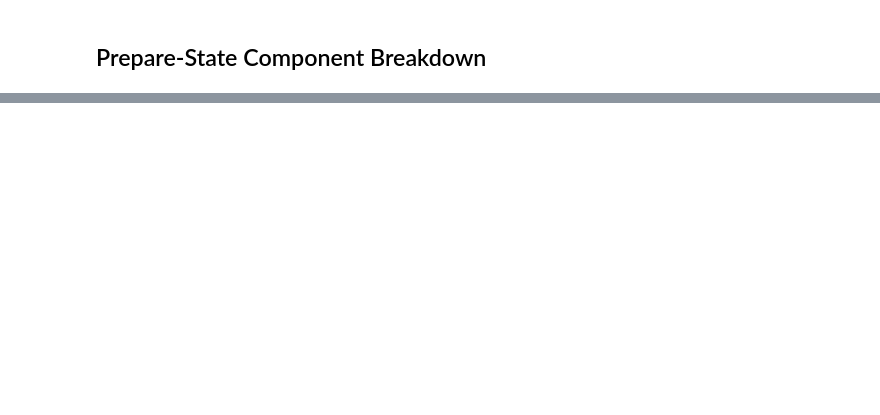
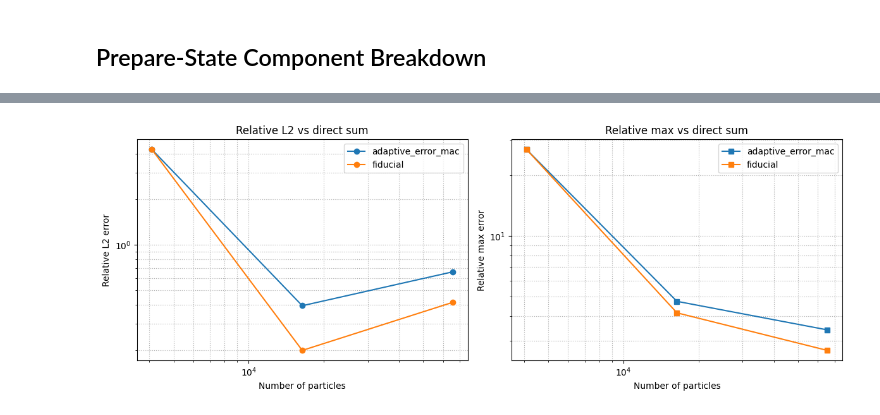
Before and after one commit to TobiBu/jaccpot, a Jupyter notebook: examples/benchmark_gpu_radix_runtime.ipynb, the cells around one changed output, grey strips where cells are left out. Cells and saved outputs as stored; diff of their text form; code cells hidden in the pictures; blank space fills up the shorter version.

```diff
--- a/examples/benchmark_gpu_radix_runtime.ipynb
+++ b/examples/benchmark_gpu_radix_runtime.ipynb
@@ -735,15 +1202,25 @@ accuracy_df
 # %%
-fig, ax = plt.subplots(figsize=(8, 4.5))
-ax.plot(accuracy_df["num_particles"], accuracy_df["relative_l2"], "o-", label="relative L2")
-ax.plot(accuracy_df["num_particles"], accuracy_df["relative_max"], "s-", label="relative max")
-ax.set_xscale("log")
-ax.set_yscale("log")
-ax.set_xlabel("Number of particles")
-ax.set_ylabel("Relative error (adaptive vs fiducial)")
-ax.set_title("Accuracy impact of adaptive error-controlled MAC")
-ax.grid(True, which="both", linestyle=":", linewidth=0.8)
-ax.legend()
+fig, axes = plt.subplots(1, 2, figsize=(12, 4.5), sharex=True)
+for setup_name, sdf in accuracy_df.groupby("setup"):
+    axes[0].plot(sdf["num_particles"], sdf["relative_l2"], "o-", label=setup_name)
+    axes[1].plot(sdf["num_particles"], sdf["relative_max"], "s-", label=setup_name)
+
+for ax, title, ylabel in [
+    (axes[0], "Relative L2 vs direct sum", "Relative L2 error"),
+    (axes[1], "Relative max vs direct sum", "Relative max error"),
+]:
+    ax.set_xscale("log")
+    ax.set_yscale("log")
+    ax.set_xlabel("Number of particles")
+    ax.set_ylabel(ylabel)
+    ax.set_title(title)
+    ax.grid(True, which="both", linestyle=":", linewidth=0.8)
+    ax.legend()
+
+plt.tight_layout()
 plt.show()
+# %% [output]
+[figure, added]
 # %% [markdown]
 ## Notes
 
```
Also changed, not shown: parts of 16 cells of this notebook.
